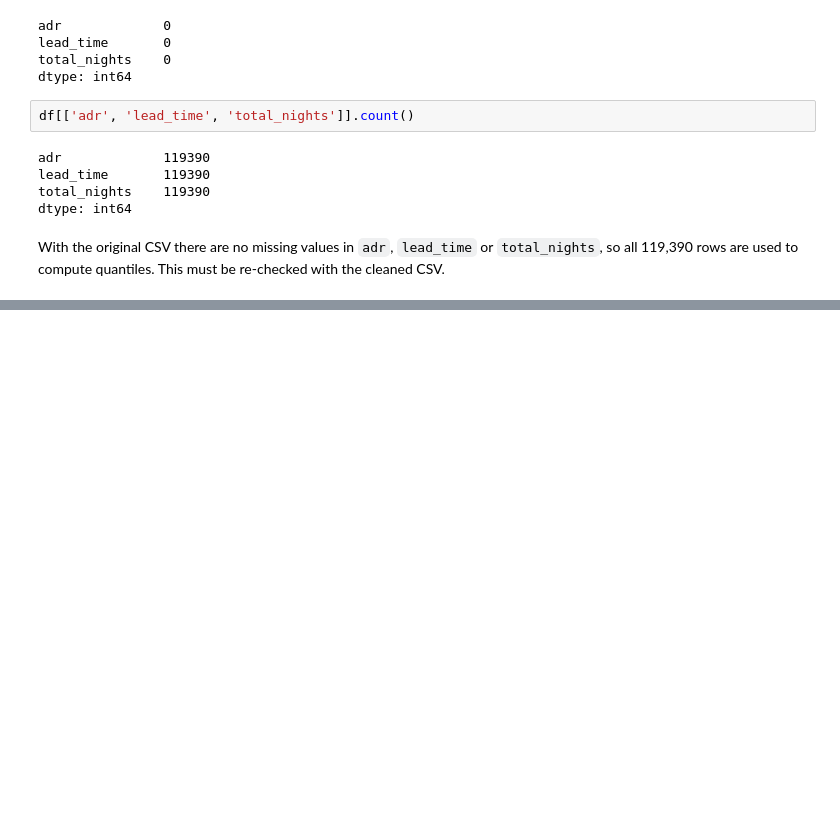
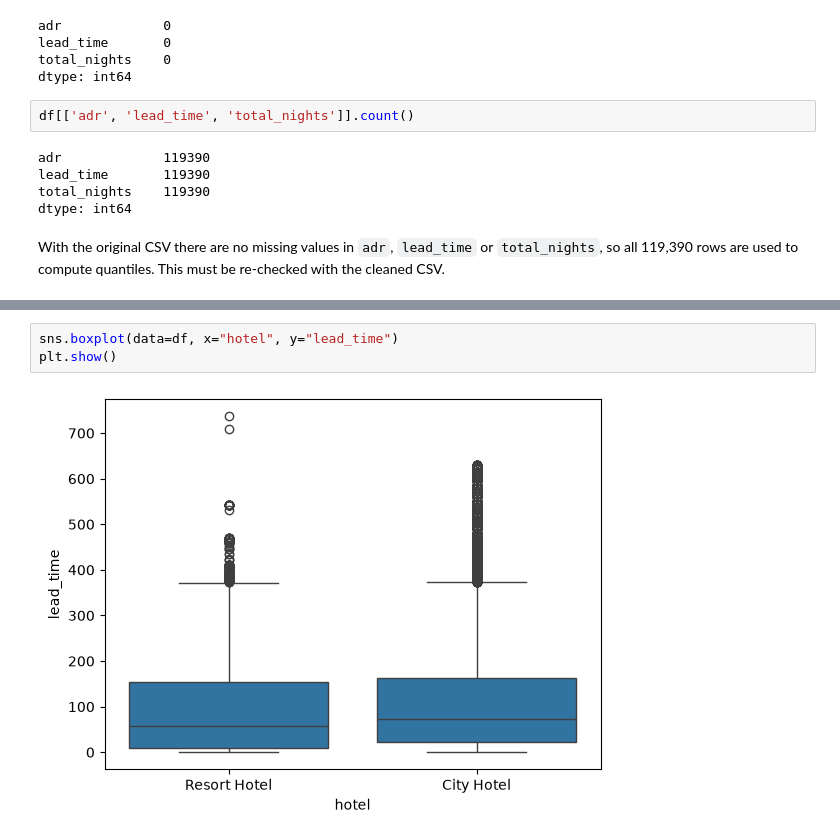
Before and after one commit to martinmon19/Assignment-MACHINE-LEARNING, a Jupyter notebook: notebooks/02_outliers.ipynb, the cells around one changed output, grey strips where cells are left out. Cells and saved outputs as stored; diff of their text form; blank space fills up the shorter version.

Commit message:
Outliers: statistics and plots by hotel

```diff
--- a/notebooks/02_outliers.ipynb
+++ b/notebooks/02_outliers.ipynb
@@ -170,0 +209,5 @@ so all 119,390 rows are used to compute quantiles. This must be re-checked with
+# %%
+sns.boxplot(data=df, x="hotel", y="lead_time")
+plt.show()
+# %% [output]
+[figure, added]
```
Also changed, not shown: parts of 7 cells of this notebook.
